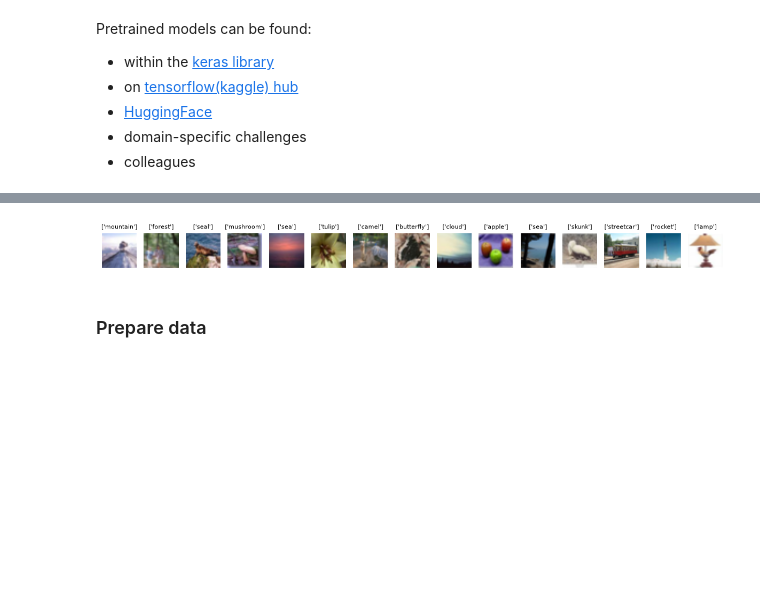
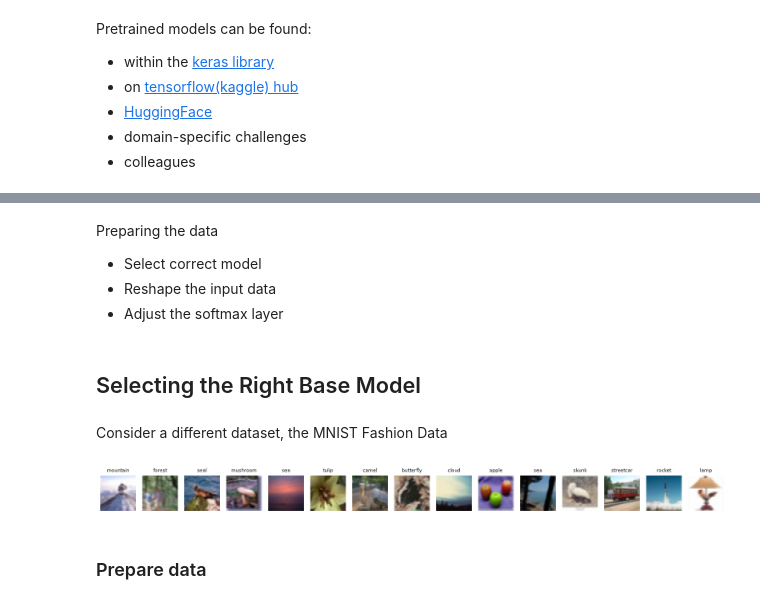
Before and after one commit to joseph-hellerstein/ai_in_practice, a Jupyter notebook: notebooks/ai_in_practice_transfer_learning.ipynb, the cells around one changed output, grey strips where cells are left out. Cells and saved outputs as stored; diff of their text form; code cells hidden in the pictures; blank space fills up the shorter version.

Commit message:
Add image

```diff
--- a/notebooks/ai_in_practice_transfer_learning.ipynb
+++ b/notebooks/ai_in_practice_transfer_learning.ipynb
@@ -531,3 +1006,12 @@ Pretrained models can be found:
+# %% [markdown]
+Preparing the data
+* Select correct model
+* Reshape the input data
+* Adjust the softmax layer
+# %% [markdown]
+## Selecting the Right Base Model
+# %% [markdown]
+Consider a different dataset, the MNIST Fashion Data
 # %%
 (x_train, y_train), (x_test, y_test) = tfkds.cifar100.load_data()
 _, info = tfds.load('cifar100', with_info=True)
@@ -535,22 +1019,22 @@ fine_labels = np.array(info.features['label'].names)
 # %%
 def plotImage(x_arr: np.ndarray, y_arr: np.ndarray):
     num_fig = x_arr.shape[0]
     _, axes = plt.subplots(1, num_fig, figsize=(15,15))
     for idx in range(num_fig):
         ax = axes[idx]
         ax.imshow(x_arr[idx, :, :, :].astype("uint8"))
         ax.axis('off')              # optional: hides the axis ticks
         text = y_arr[idx]
         if not isinstance(text, str):
-            test = text[0]
+            text = str(text[0])
         ax.set_title(text, fontsize=8)
     plt.show()
 
 # TESTS
 num_pic = 15
 plotImage(x_test[0:num_pic, :, :], fine_labels[y_test[0:num_pic]])
 # %% [output]
-[figure, old version]
+[figure, new version]
 # %% [markdown]
 ### Prepare data
 # %% [markdown]
```
Also changed, not shown: parts of 60 cells of this notebook, 1 other file.
